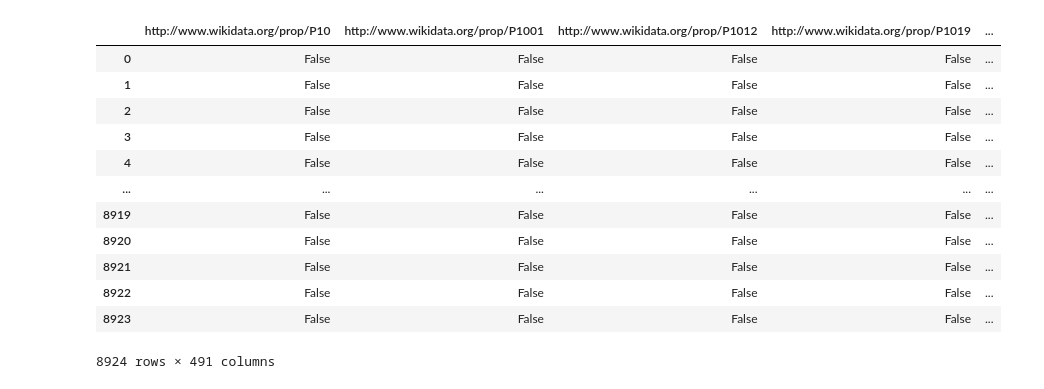
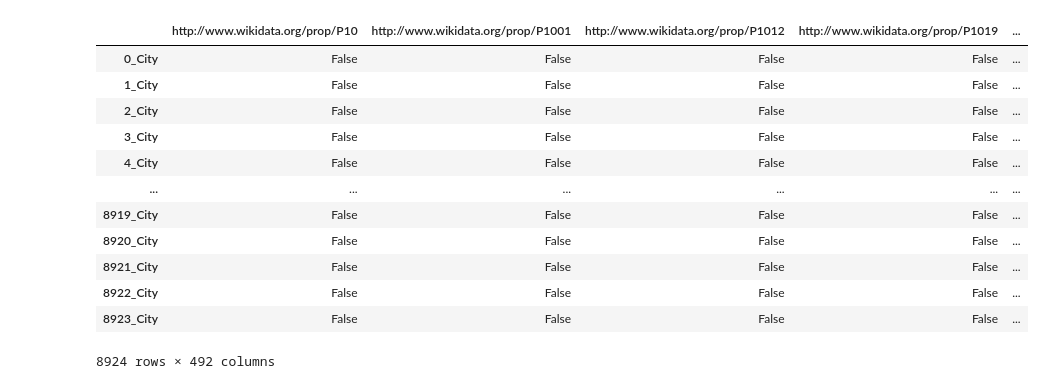
Before and after one commit to nyomangedar/GA_aids_classification, a Jupyter notebook: MergeAll/MergeAll_Proccessing.ipynb, the cells around one changed output. Cells and saved outputs as stored; diff of their text form; code cells hidden in the pictures.

```diff
--- a/MergeAll/MergeAll_Proccessing.ipynb
+++ b/MergeAll/MergeAll_Proccessing.ipynb
@@ -7,7 +7,7 @@ from mlxtend.preprocessing import TransactionEncoder
 from tqdm import tqdm
 # %%
 queryString = "SELECT * WHERE { ?s ?p ?o. }"
-sparql = SPARQLWrapper("http://localhost:3030/MergeAll/query")
+sparql = SPARQLWrapper("http://localhost:3030/MergeAll/sparql")
 sparql.setQuery(queryString)
 
 try :
@@ -31,4 +31,4 @@ SELECT ?s (COUNT(?prop) AS ?total) {
 ORDER BY DESC(?total)
 """)
 sparql.setReturnFormat(JSON)
-results = sparql.query().convert()
+results_city = sparql.query().convert()
@@ -35,7 +103,6 @@ results = sparql.query().convert()
 # %%
-res = []
-for results in results["results"]["bindings"]:
-    print('%s: %s' % (results["s"]["value"], results["total"]["value"]))
+res_city = []
+for results in results_city["results"]["bindings"]:
+#     print('%s: %s' % (results["s"]["value"], results["total"]["value"]))
     entity = str(results["s"]["value"]).split('/')
-    res.append(entity[-1])
-print('---------------------------')
+    res_city.append(entity[-1])
@@ -60,11 +109,11 @@ http://www.wikidata.org/entity/Q98869161: 2
 # %%
 db = []
 
-for i in range(len(res)):
+for i in range(len(res_city)):
     query_string = """
     PREFIX wd: <http://www.wikidata.org/entity/>
     SELECT DISTINCT ?s ?prop {
-    VALUES ?s {wd:""" + res[i] + """}
+    VALUES ?s {wd:""" + res_city[i] + """}
     ?s ?prop ?value .
     }
     """
@@ -81,19 +130,22 @@ for i in range(len(res)):
 # %%
 te = TransactionEncoder()
 te_ary = te.fit(db).transform(db)
-df = pd.DataFrame(te_ary, columns=te.columns_)
-df
+df_city = pd.DataFrame(te_ary, columns=te.columns_)
+label_city = ["City"] * 8924
+df_city["Label"] = label_city
+df_city = df_city.rename('{}_City'.format)
+df_city
 # %% [output]
 |  | http://www.wikidata.org/prop/P10 | http://www.wikidata.org/prop/P1001 | http://www.wikidata.org/prop/P1012 | http://www.wikidata.org/prop/P1019 | ... |
-| 0 | False | False | False | False | ... |
-| 1 | False | False | False | False | ... |
-| 2 | False | False | False | False | ... |
-| 3 | False | False | False | False | ... |
-| 4 | False | False | False | False | ... |
+| 0_City | False | False | False | False | ... |
+| 1_City | False | False | False | False | ... |
+| 2_City | False | False | False | False | ... |
+| 3_City | False | False | False | False | ... |
+| 4_City | False | False | False | False | ... |
 | ... | ... | ... | ... | ... | ... |
-| 8919 | False | False | False | False | ... |
-| 8920 | False | False | False | False | ... |
-| 8921 | False | False | False | False | ... |
-| 8922 | False | False | False | False | ... |
-| 8923 | False | False | False | False | ... |
+| 8919_City | False | False | False | False | ... |
+| 8920_City | False | False | False | False | ... |
+| 8921_City | False | False | False | False | ... |
+| 8922_City | False | False | False | False | ... |
+| 8923_City | False | False | False | False | ... |
-8924 rows × 491 columns
+8924 rows × 492 columns
```
Also changed, not shown: parts of 19 cells of this notebook, 25 other files.
